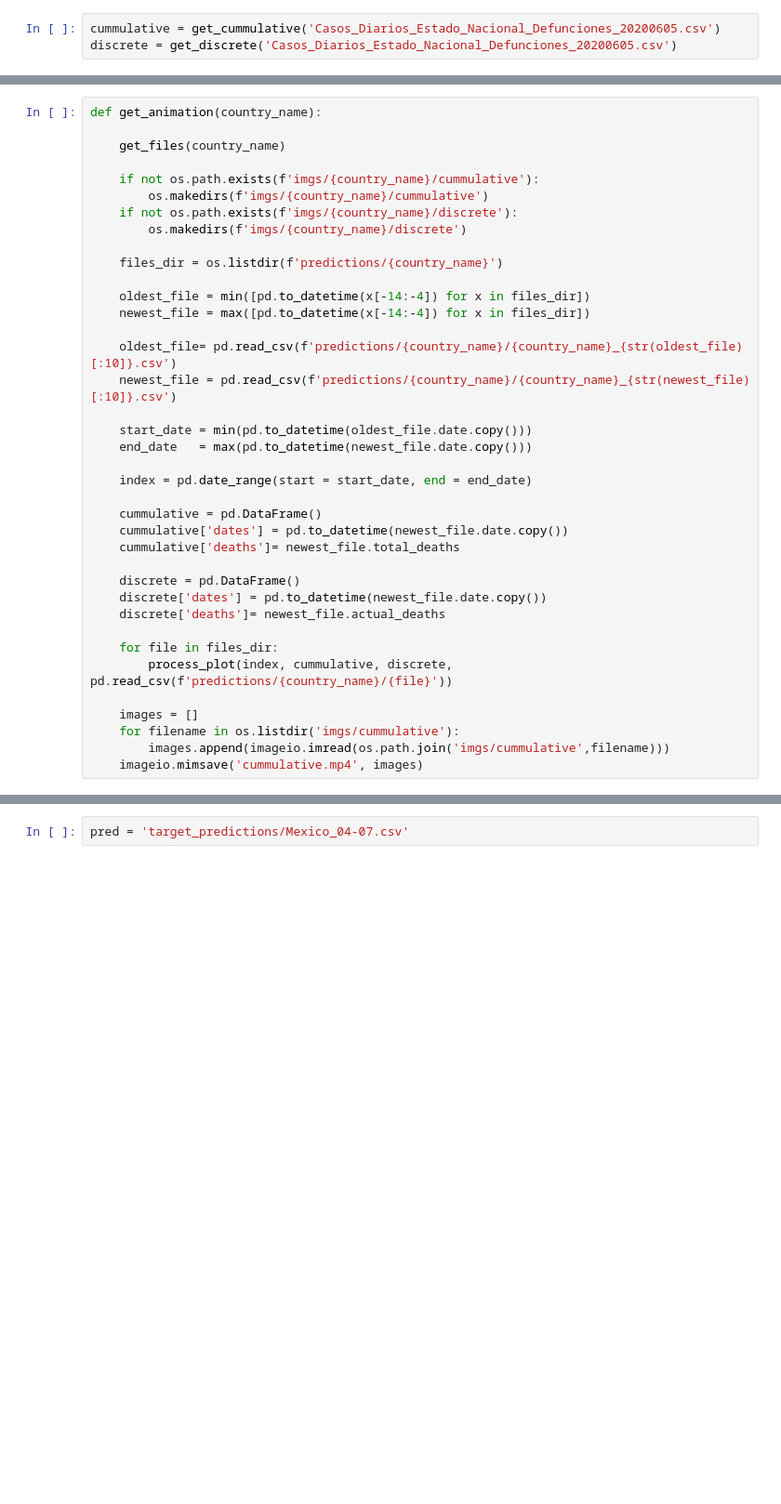
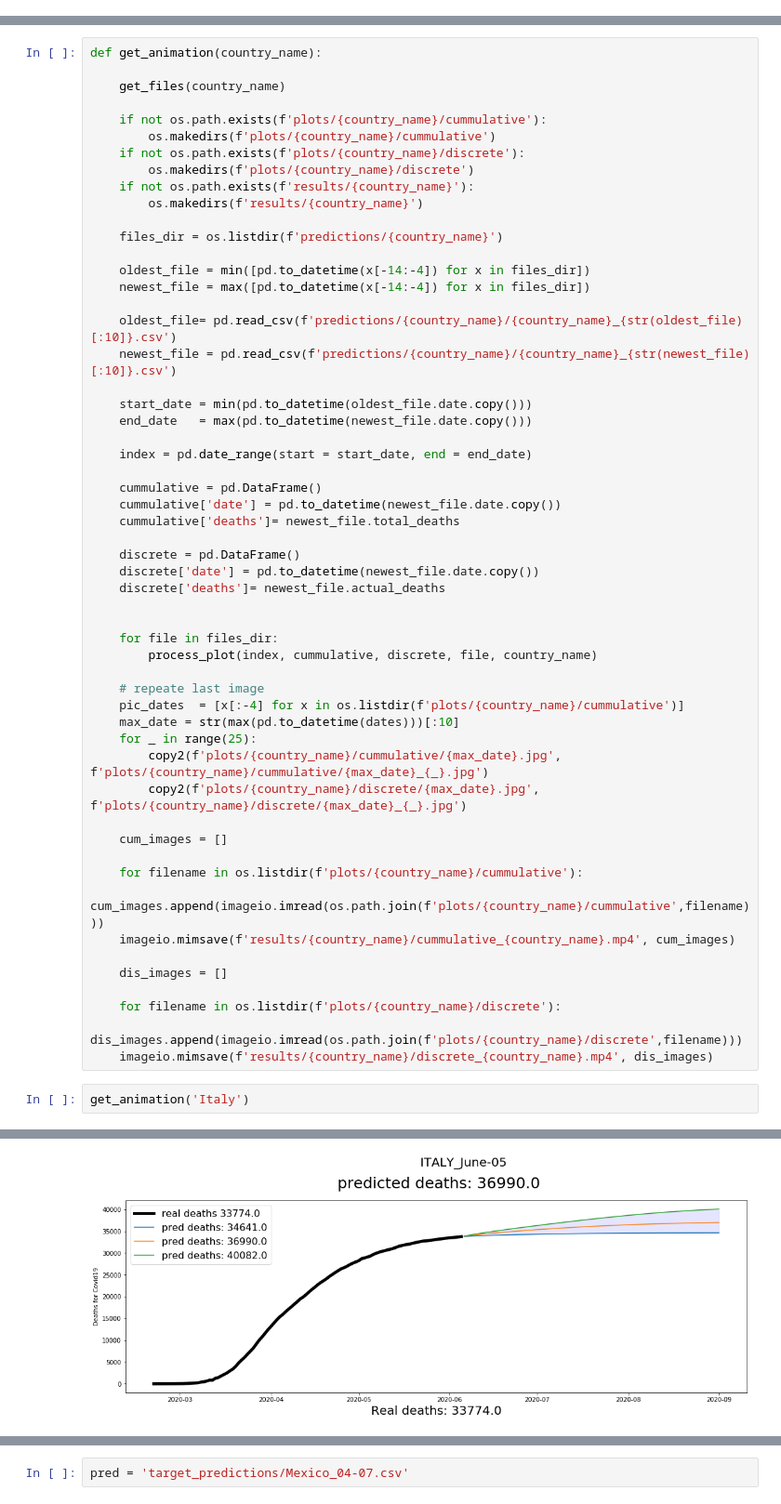
Before and after one commit to mesielepush/Animations-of-Contrast-for-death-predictions-of-Covid19, a Jupyter notebook: Mexico Deaths predictions for Covid19.ipynb, the cells around one changed output, grey strips where cells are left out. Shown at 93% size. Drawn from its saved outputs; the diff is of its cells as text; blank space fills up the shorter version.

```diff
--- a/Mexico Deaths predictions for Covid19.ipynb
+++ b/Mexico Deaths predictions for Covid19.ipynb
@@ -7,5 +8,2 @@ import imageio
 
 from data_helpers import *
-# %%
-cummulative = get_cummulative('Casos_Diarios_Estado_Nacional_Defunciones_20200605.csv')
-discrete = get_discrete('Casos_Diarios_Estado_Nacional_Defunciones_20200605.csv')
@@ -99,10 +110,12 @@ def get_animation(country_name):
 
     get_files(country_name)
 
-    if not os.path.exists(f'imgs/{country_name}/cummulative'):
-        os.makedirs(f'imgs/{country_name}/cummulative')
-    if not os.path.exists(f'imgs/{country_name}/discrete'):
-        os.makedirs(f'imgs/{country_name}/discrete')
+    if not os.path.exists(f'plots/{country_name}/cummulative'):
+        os.makedirs(f'plots/{country_name}/cummulative')
+    if not os.path.exists(f'plots/{country_name}/discrete'):
+        os.makedirs(f'plots/{country_name}/discrete')
+    if not os.path.exists(f'results/{country_name}'):
+        os.makedirs(f'results/{country_name}')
 
     files_dir = os.listdir(f'predictions/{country_name}')
 
@@ -118,17 +131,35 @@ def get_animation(country_name):
     index = pd.date_range(start = start_date, end = end_date)
 
     cummulative = pd.DataFrame()
-    cummulative['dates'] = pd.to_datetime(newest_file.date.copy())
+    cummulative['date'] = pd.to_datetime(newest_file.date.copy())
     cummulative['deaths']= newest_file.total_deaths
 
     discrete = pd.DataFrame()
-    discrete['dates'] = pd.to_datetime(newest_file.date.copy())
+    discrete['date'] = pd.to_datetime(newest_file.date.copy())
     discrete['deaths']= newest_file.actual_deaths
 
+
     for file in files_dir:
-        process_plot(index, cummulative, discrete, pd.read_csv(f'predictions/{country_name}/{file}'))
+        process_plot(index, cummulative, discrete, file, country_name)
 
-    images = []
-    for filename in os.listdir('imgs/cummulative'):
-        images.append(imageio.imread(os.path.join('imgs/cummulative',filename)))
-    imageio.mimsave('cummulative.mp4', images)
+    # repeate last image
+    pic_dates  = [x[:-4] for x in os.listdir(f'plots/{country_name}/cummulative')]
+    max_date = str(max(pd.to_datetime(dates)))[:10]
+    for _ in range(25):
+        copy2(f'plots/{country_name}/cummulative/{max_date}.jpg', f'plots/{country_name}/cummulative/{max_date}_{_}.jpg')
+        copy2(f'plots/{country_name}/discrete/{max_date}.jpg', f'plots/{country_name}/discrete/{max_date}_{_}.jpg')
+
+    cum_images = []
+
+    for filename in os.listdir(f'plots/{country_name}/cummulative'):
+        cum_images.append(imageio.imread(os.path.join(f'plots/{country_name}/cummulative',filename)))
+    imageio.mimsave(f'results/{country_name}/cummulative_{country_name}.mp4', cum_images)
+
+    dis_images = []
+
+    for filename in os.listdir(f'plots/{country_name}/discrete'):
+        dis_images.append(imageio.imread(os.path.join(f'plots/{country_name}/discrete',filename)))
+    imageio.mimsave(f'results/{country_name}/discrete_{country_name}.mp4', dis_images)
+# %%
+get_animation('Italy')
+# %% [output]
@@ -134,0 +168 @@ def get_animation(country_name):
+[figure, added]
```
Also changed, not shown: parts of 9 cells of this notebook.
